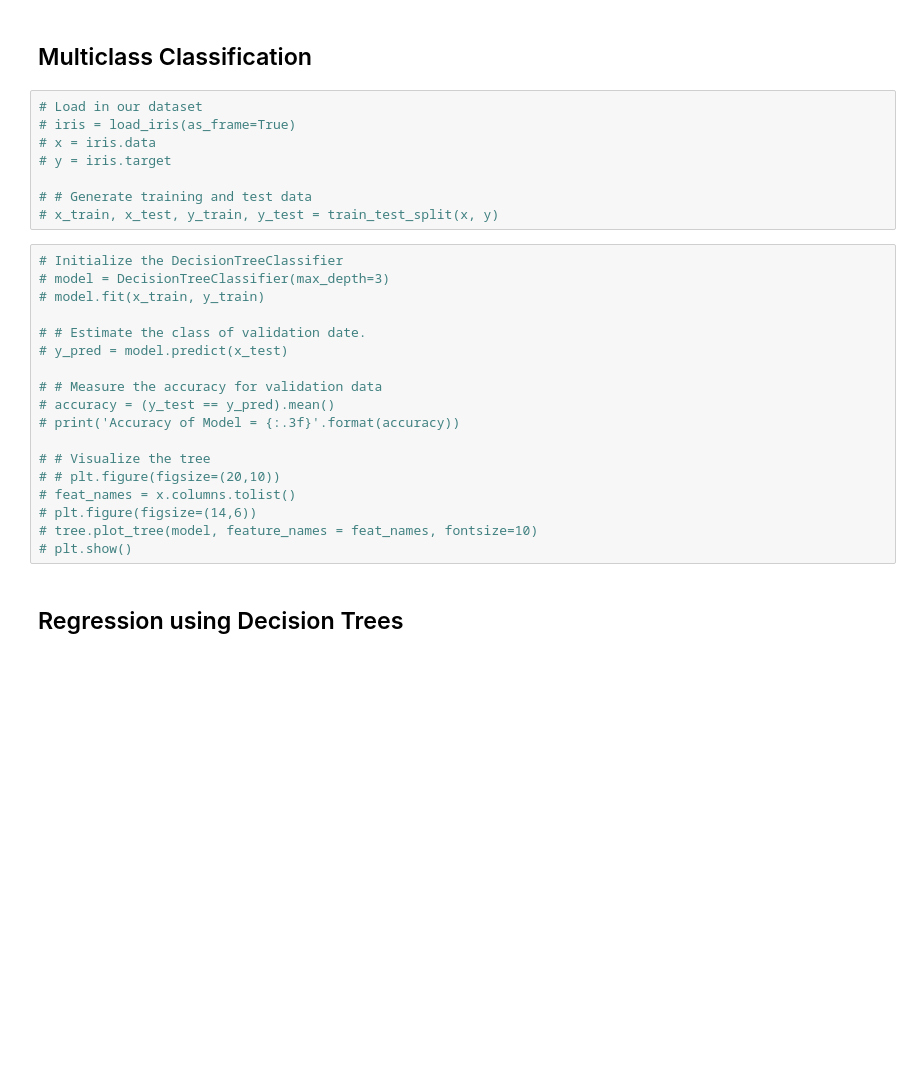
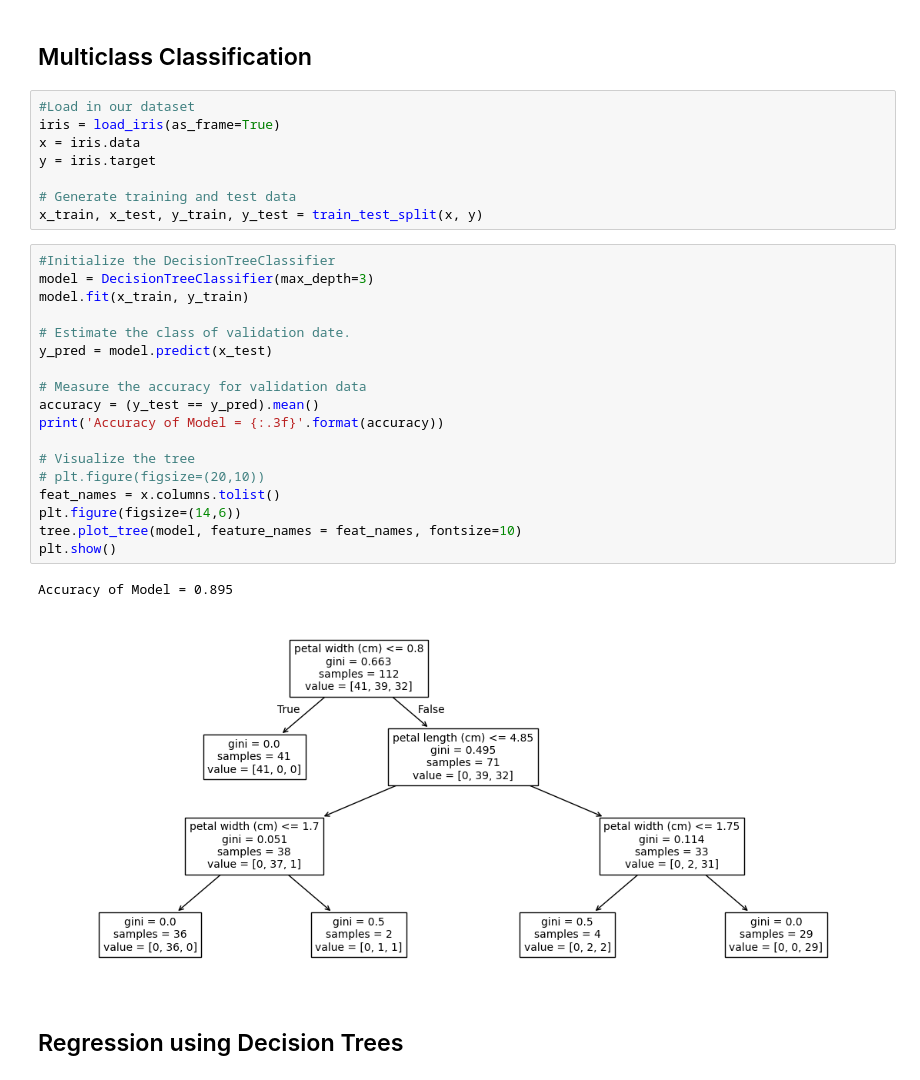
Before and after one commit to angelll19/MY-DAC-Curriculum, a Jupyter notebook: DAC-006_Machine_Learning/DAC-006-Intro_to_ML_Session_2_Student.ipynb, the cells around one changed output. Saved outputs shown, nothing was run; the diff lists cells and outputs as text; blank space fills up the shorter version.

```diff
--- a/DAC-006_Machine_Learning/DAC-006-Intro_to_ML_Session_2_Student.ipynb
+++ b/DAC-006_Machine_Learning/DAC-006-Intro_to_ML_Session_2_Student.ipynb
@@ -379,31 +436,34 @@ where $R(T)$ is the misclassification rate of a tree T, $\alpha$ the regularizat
 # %% [markdown]
 ## Multiclass Classification
 # %%
-# Load in our dataset
-# iris = load_iris(as_frame=True)
-# x = iris.data
-# y = iris.target
+#Load in our dataset
+iris = load_iris(as_frame=True)
+x = iris.data
+y = iris.target
 
-# # Generate training and test data
-# x_train, x_test, y_train, y_test = train_test_split(x, y)
+# Generate training and test data
+x_train, x_test, y_train, y_test = train_test_split(x, y)
 # %%
-# Initialize the DecisionTreeClassifier
-# model = DecisionTreeClassifier(max_depth=3)
-# model.fit(x_train, y_train)
+#Initialize the DecisionTreeClassifier
+model = DecisionTreeClassifier(max_depth=3)
+model.fit(x_train, y_train)
 
-# # Estimate the class of validation date.
-# y_pred = model.predict(x_test)
+# Estimate the class of validation date.
+y_pred = model.predict(x_test)
 
-# # Measure the accuracy for validation data
-# accuracy = (y_test == y_pred).mean()
-# print('Accuracy of Model = {:.3f}'.format(accuracy))
+# Measure the accuracy for validation data
+accuracy = (y_test == y_pred).mean()
+print('Accuracy of Model = {:.3f}'.format(accuracy))
 
-# # Visualize the tree
-# # plt.figure(figsize=(20,10))
-# feat_names = x.columns.tolist()
-# plt.figure(figsize=(14,6))
-# tree.plot_tree(model, feature_names = feat_names, fontsize=10)
-# plt.show()
+# Visualize the tree
+# plt.figure(figsize=(20,10))
+feat_names = x.columns.tolist()
+plt.figure(figsize=(14,6))
+tree.plot_tree(model, feature_names = feat_names, fontsize=10)
+plt.show()
+# %% [output]
+Accuracy of Model = 0.895
+[figure, added]
 # %% [markdown]
 ## Regression using Decision Trees
 # %%
```
Also changed, not shown: parts of 14 cells of this notebook, 4 other files.
